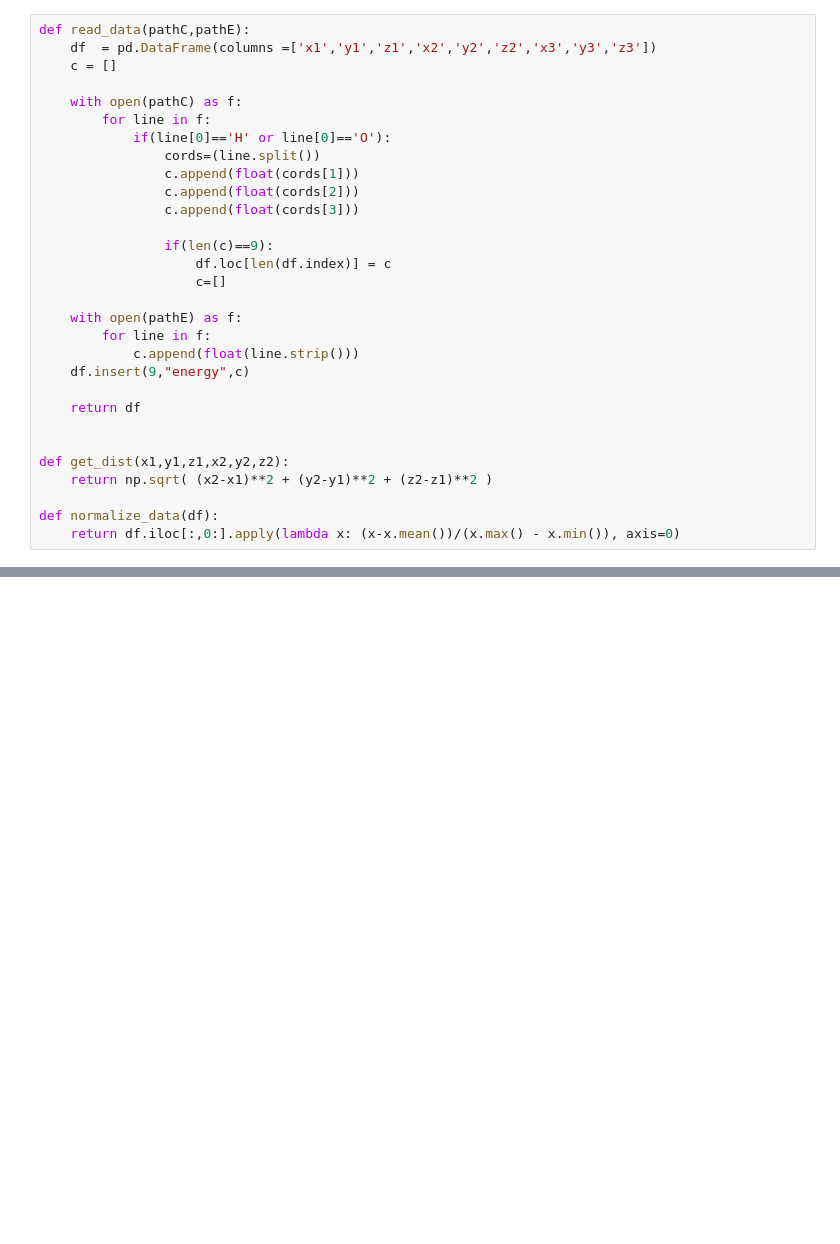
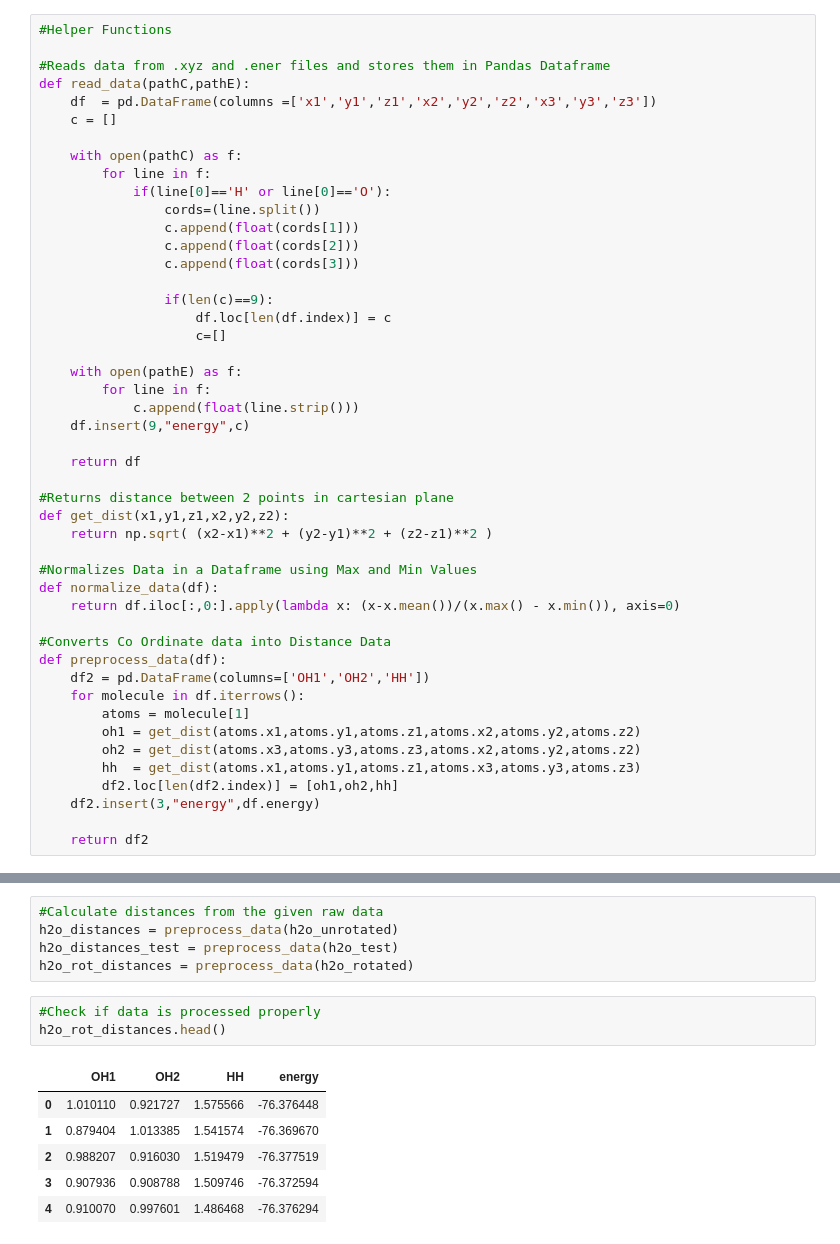
Before and after one commit to vathzen/h2o-energies-msc, a Jupyter notebook: H2O_Energies.ipynb, the cells around one changed output, grey strips where cells are left out. Saved outputs shown, nothing was run; the diff lists cells and outputs as text; blank space fills up the shorter version.

```diff
--- a/H2O_Energies.ipynb
+++ b/H2O_Energies.ipynb
@@ -11,4 +11,7 @@ To enable the following instructions: AVX2 FMA, in other operations, rebuild Ten
 # %%
+#Helper Functions
+
+#Reads data from .xyz and .ener files and stores them in Pandas Dataframe
 def read_data(pathC,pathE):
     df  = pd.DataFrame(columns =['x1','y1','z1','x2','y2','z2','x3','y3','z3'])
     c = []
@@ -32,10 +35,24 @@ def read_data(pathC,pathE):
 
     return df
 
-
+#Returns distance between 2 points in cartesian plane
 def get_dist(x1,y1,z1,x2,y2,z2):
     return np.sqrt( (x2-x1)**2 + (y2-y1)**2 + (z2-z1)**2 )
 
+#Normalizes Data in a Dataframe using Max and Min Values
 def normalize_data(df):
     return df.iloc[:,0:].apply(lambda x: (x-x.mean())/(x.max() - x.min()), axis=0)
+
+#Converts Co Ordinate data into Distance Data
+def preprocess_data(df):
+    df2 = pd.DataFrame(columns=['OH1','OH2','HH'])
+    for molecule in df.iterrows():
+        atoms = molecule[1]
+        oh1 = get_dist(atoms.x1,atoms.y1,atoms.z1,atoms.x2,atoms.y2,atoms.z2)
+        oh2 = get_dist(atoms.x3,atoms.y3,atoms.z3,atoms.x2,atoms.y2,atoms.z2)
+        hh  = get_dist(atoms.x1,atoms.y1,atoms.z1,atoms.x3,atoms.y3,atoms.z3)
+        df2.loc[len(df2.index)] = [oh1,oh2,hh]
+    df2.insert(3,"energy",df.energy)
+
+    return df2
 # %%
@@ -106 +77,16 @@ h2o_rot_distances
+# %%
+#Calculate distances from the given raw data
+h2o_distances = preprocess_data(h2o_unrotated)
+h2o_distances_test = preprocess_data(h2o_test)
+h2o_rot_distances = preprocess_data(h2o_rotated)
+# %%
+#Check if data is processed properly
+h2o_rot_distances.head()
+# %% [output]
+|  | OH1 | OH2 | HH | energy |
+| 0 | 1.010110 | 0.921727 | 1.575566 | -76.376448 |
+| 1 | 0.879404 | 1.013385 | 1.541574 | -76.369670 |
+| 2 | 0.988207 | 0.916030 | 1.519479 | -76.377519 |
+| 3 | 0.907936 | 0.908788 | 1.509746 | -76.372594 |
+| 4 | 0.910070 | 0.997601 | 1.486468 | -76.376294 |
 # %%
```
Also changed, not shown: parts of 18 cells of this notebook, 1 other file.
